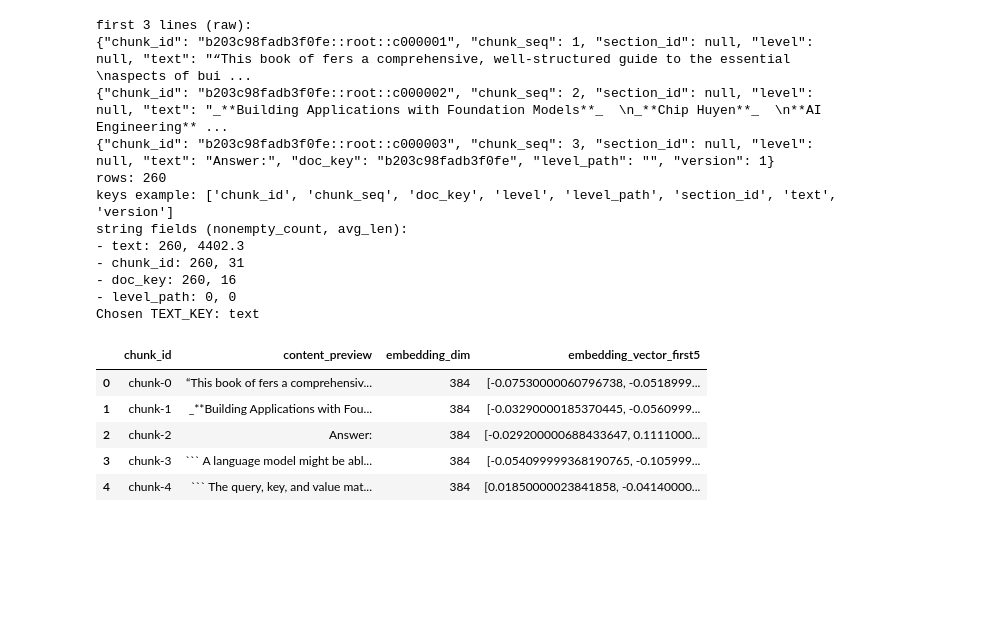
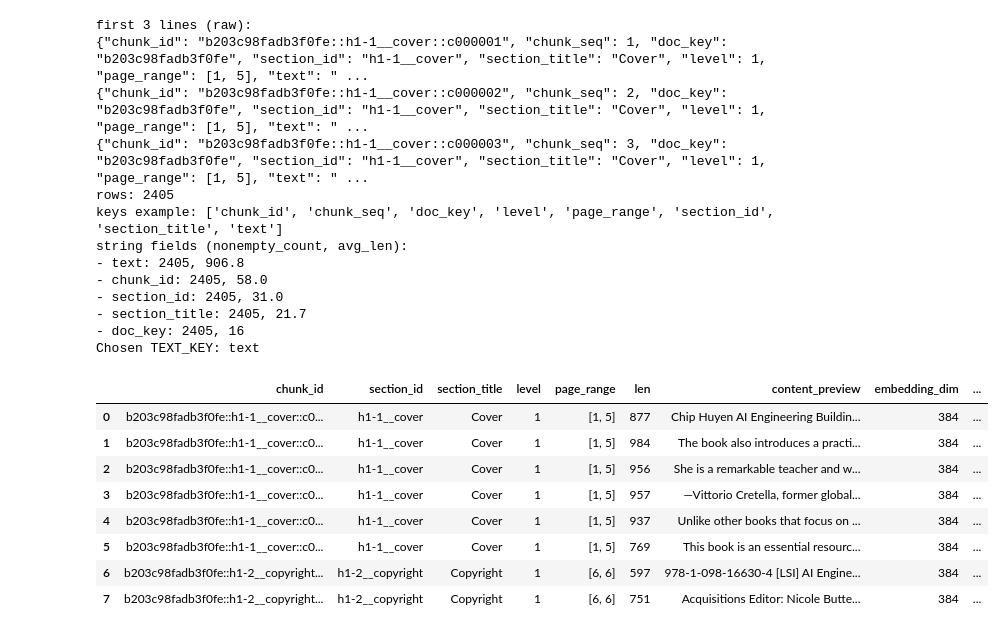
Before and after one commit to MatteoGevi/Aurora-History-MVP, a Jupyter notebook: notebooks/embedding.ipynb, the cells around one changed output. Saved outputs shown, nothing was run; the diff lists cells and outputs as text; code cells hidden in the pictures; blank space fills up the shorter version.

Commit message:
Aurora-SLM successful embeddings notebook sanity check

````diff
--- a/notebooks/embedding.ipynb
+++ b/notebooks/embedding.ipynb
@@ -63,66 +68,78 @@ with open(CHUNKS_PATH, "r", encoding="utf-8") as f:
     raw = [ln for ln in f if ln.strip()][:3]
 print("first 3 lines (raw):")
 for ln in raw:
-    print(ln[:200].replace("\n"," ") + ("..." if len(ln) > 200 else ""))
+    s = ln[:200].replace("\n"," ")
+    print(s + ("..." if len(ln) > 200 else ""))
 
-# Load rows
+# 2) load rows
 rows = [json.loads(ln) for ln in open(CHUNKS_PATH, "r", encoding="utf-8") if ln.strip()]
 print("rows:", len(rows))
 print("keys example:", sorted(rows[0].keys()))
 
-# Score string-like fields
+# 3) score string-like fields to choose best text key (prefer 'text' if present)
 lens = defaultdict(list)
 for r in rows:
-    for k,v in r.items():
+    for k, v in r.items():
         if isinstance(v, str):
             lens[k].append(len(v.strip()))
 
 def score(arr):
-    return (sum(1 for x in arr if x>0), round(statistics.mean(arr),1) if arr else 0)
+    return (sum(1 for x in arr if x > 0),
+            round(statistics.mean(arr), 1) if arr else 0)
 
-candidates = {k: score(arr) for k,arr in lens.items()}
+candidates = {k: score(arr) for k, arr in lens.items()}
 print("string fields (nonempty_count, avg_len):")
-for k,(n,avg) in sorted(candidates.items(), key=lambda x: (x[1][0], x[1][1]), reverse=True):
+for k, (n, avg) in sorted(candidates.items(), key=lambda x: (x[1][0], x[1][1]), reverse=True):
     print(f"- {k}: {n}, {avg}")
 
-# Choose the best text key
-TEXT_KEY = max(candidates, key=lambda k: (candidates[k][0], candidates[k][1])) if candidates else None
+TEXT_KEY = "text" if "text" in rows[0] else \
+           max(candidates, key=lambda k: (candidates[k][0], candidates[k][1])) if candidates else None
 print("Chosen TEXT_KEY:", TEXT_KEY)
 
+# 4) small embedding demo with all-MiniLM-L6-v2
 model = SentenceTransformer("sentence-transformers/all-MiniLM-L6-v2")
 
-N = 5
+N = min(8, len(rows))
 examples = []
 for i, r in enumerate(rows[:N]):
-    txt = r.get(TEXT_KEY, "")
+    txt = r.get(TEXT_KEY, "") or ""
     emb = model.encode([txt], normalize_embeddings=True)[0]
     examples.append({
-        "chunk_id": r.get("id", f"chunk-{i}"),
-        "content_preview": (txt or "")[:200].replace("\n"," "),
+        "chunk_id": r.get("chunk_id") or f"chunk-{i}",
+        "section_id": r.get("section_id"),
+        "section_title": r.get("section_title"),
+        "level": r.get("level"),
+        "page_range": r.get("page_range"),
+        "len": len(txt),
+        "content_preview": txt.replace("\n"," ")[:220],
         "embedding_dim": len(emb),
-        "embedding_vector_first5": emb[:5].round(4).tolist(),
+        "embedding_first5": np.round(emb[:5], 4).tolist(),
     })
 
 pd.DataFrame(examples)
 # %% [output]
 first 3 lines (raw):
-{"chunk_id": "b203c98fadb3f0fe::root::c000001", "chunk_seq": 1, "section_id": null, "level": null, "text": "“This book of fers a comprehensive, well-structured guide to the essential  \naspects of bui ...
-{"chunk_id": "b203c98fadb3f0fe::root::c000002", "chunk_seq": 2, "section_id": null, "level": null, "text": "_**Building Applications with Foundation Models**_  \n_**Chip Huyen**_  \n**AI Engineering** ...
-{"chunk_id": "b203c98fadb3f0fe::root::c000003", "chunk_seq": 3, "section_id": null, "level": null, "text": "Answer:", "doc_key": "b203c98fadb3f0fe", "level_path": "", "version": 1}
-rows: 260
-keys example: ['chunk_id', 'chunk_seq', 'doc_key', 'level', 'level_path', 'section_id', 'text', 'version']
+{"chunk_id": "b203c98fadb3f0fe::h1-1__cover::c000001", "chunk_seq": 1, "doc_key": "b203c98fadb3f0fe", "section_id": "h1-1__cover", "section_title": "Cover", "level": 1, "page_range": [1, 5], "text": " ...
+{"chunk_id": "b203c98fadb3f0fe::h1-1__cover::c000002", "chunk_seq": 2, "doc_key": "b203c98fadb3f0fe", "section_id": "h1-1__cover", "section_title": "Cover", "level": 1, "page_range": [1, 5], "text": " ...
+{"chunk_id": "b203c98fadb3f0fe::h1-1__cover::c000003", "chunk_seq": 3, "doc_key": "b203c98fadb3f0fe", "section_id": "h1-1__cover", "section_title": "Cover", "level": 1, "page_range": [1, 5], "text": " ...
+rows: 2405
+keys example: ['chunk_id', 'chunk_seq', 'doc_key', 'level', 'page_range', 'section_id', 'section_title', 'text']
 string fields (nonempty_count, avg_len):
-- text: 260, 4402.3
-- chunk_id: 260, 31
-- doc_key: 260, 16
-- level_path: 0, 0
+- text: 2405, 906.8
+- chunk_id: 2405, 58.0
+- section_id: 2405, 31.0
+- section_title: 2405, 21.7
+- doc_key: 2405, 16
 Chosen TEXT_KEY: text
-|  | chunk_id | content_preview | embedding_dim | embedding_vector_first5 |
-| 0 | chunk-0 | “This book of fers a comprehensiv... | 384 | [-0.07530000060796738, -0.0518999... |
-| 1 | chunk-1 | _**Building Applications with Fou... | 384 | [-0.03290000185370445, -0.0560999... |
-| 2 | chunk-2 | Answer: | 384 | [-0.029200000688433647, 0.1111000... |
-| 3 | chunk-3 | ``` A language model might be abl... | 384 | [-0.054099999368190765, -0.105999... |
-| 4 | chunk-4 | ``` The query, key, and value mat... | 384 | [0.01850000023841858, -0.04140000... |
+|  | chunk_id | section_id | section_title | level | page_range | len | content_preview | embedding_dim | ... |
+| 0 | b203c98fadb3f0fe::h1-1__cover::c0... | h1-1__cover | Cover | 1 | [1, 5] | 877 | Chip Huyen AI Engineering Buildin... | 384 | ... |
+| 1 | b203c98fadb3f0fe::h1-1__cover::c0... | h1-1__cover | Cover | 1 | [1, 5] | 984 | The book also introduces a practi... | 384 | ... |
+| 2 | b203c98fadb3f0fe::h1-1__cover::c0... | h1-1__cover | Cover | 1 | [1, 5] | 956 | She is a remarkable teacher and w... | 384 | ... |
+| 3 | b203c98fadb3f0fe::h1-1__cover::c0... | h1-1__cover | Cover | 1 | [1, 5] | 957 | —Vittorio Cretella, former global... | 384 | ... |
+| 4 | b203c98fadb3f0fe::h1-1__cover::c0... | h1-1__cover | Cover | 1 | [1, 5] | 937 | Unlike other books that focus on ... | 384 | ... |
+| 5 | b203c98fadb3f0fe::h1-1__cover::c0... | h1-1__cover | Cover | 1 | [1, 5] | 769 | This book is an essential resourc... | 384 | ... |
+| 6 | b203c98fadb3f0fe::h1-2__copyright... | h1-2__copyright | Copyright | 1 | [6, 6] | 597 | 978-1-098-16630-4 [LSI] AI Engine... | 384 | ... |
+| 7 | b203c98fadb3f0fe::h1-2__copyright... | h1-2__copyright | Copyright | 1 | [6, 6] | 751 | Acquisitions Editor: Nicole Butte... | 384 | ... |
 # %%
 '''Chunk length & duplicate sniff'''
 
````
Also changed, not shown: parts of 5 cells of this notebook, 3 other files.
